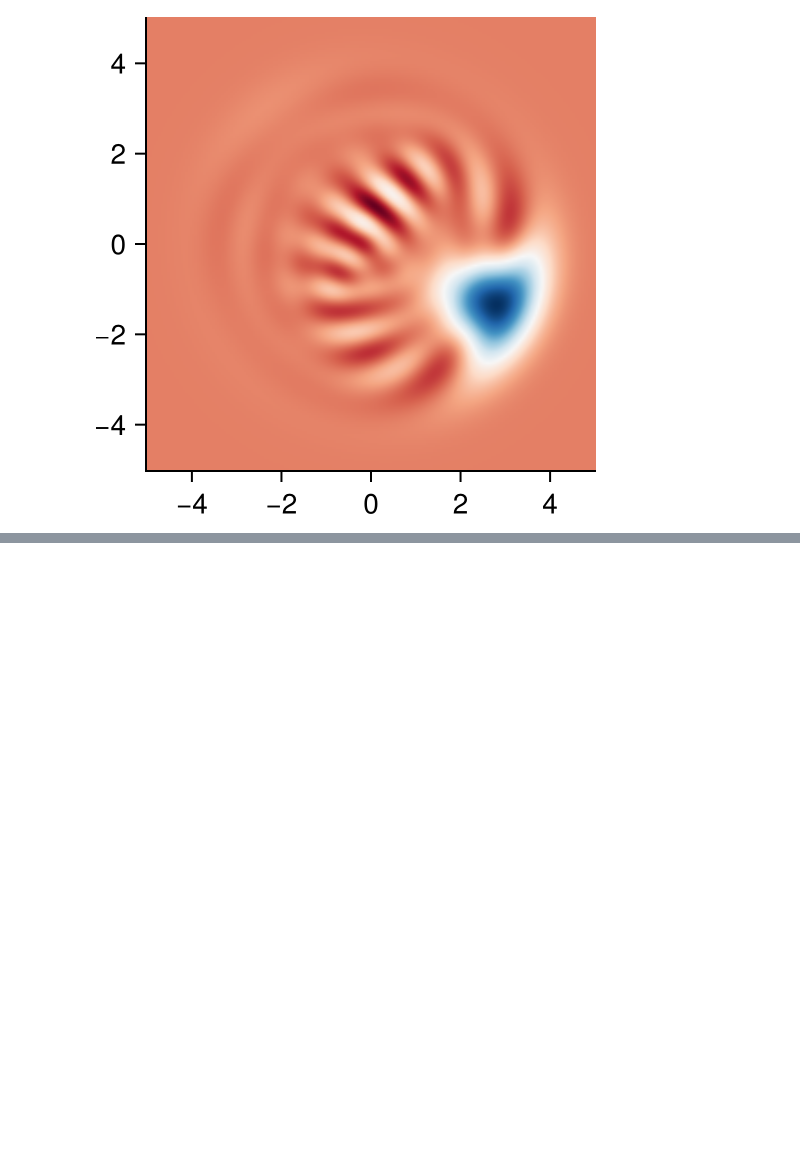
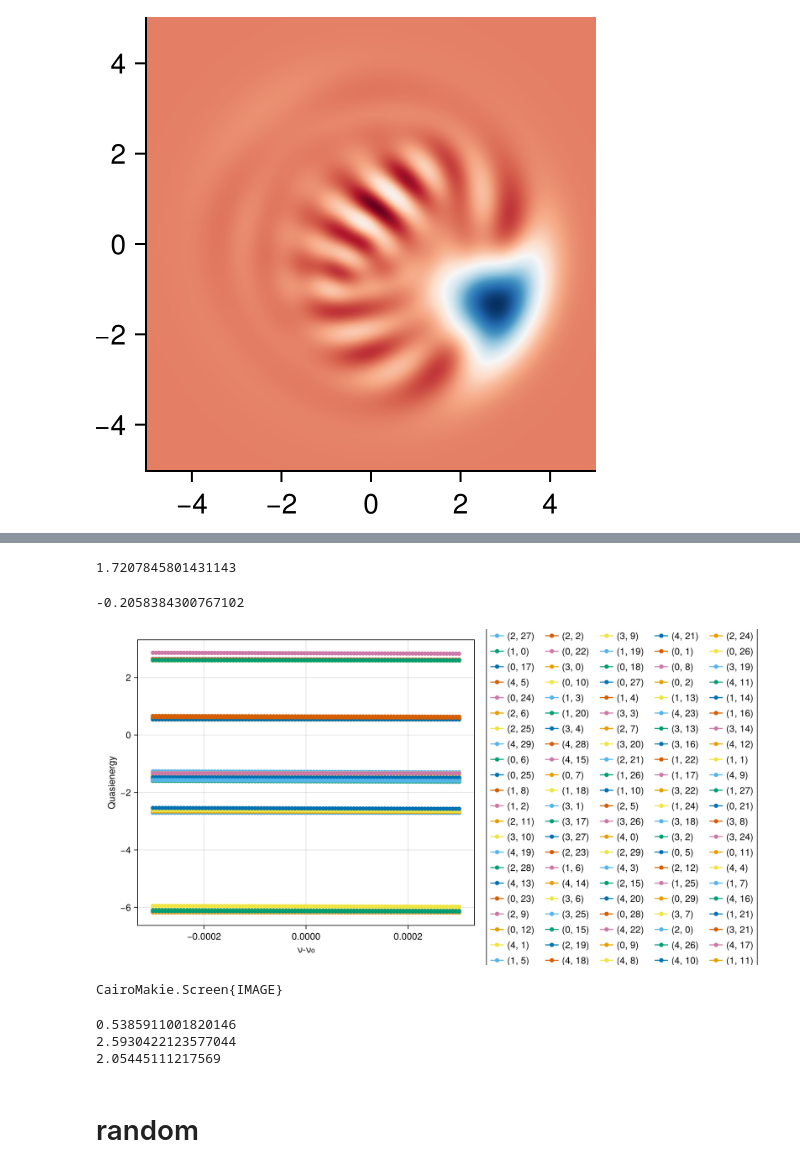
Before and after one commit to chakramlab/CavityModeDriveSimulations, a Jupyter notebook: Multi-Mode_ECD/experimenting.ipynb, the cells around one changed output, grey strips where cells are left out. Saved outputs shown, nothing was run; the diff lists cells and outputs as text; code cells hidden in the pictures; blank space fills up the shorter version.

```diff
--- a/Multi-Mode_ECD/experimenting.ipynb
+++ b/Multi-Mode_ECD/experimenting.ipynb
@@ -146,0 +152,9 @@ fig
+# %%
+Mode3Large = SC.Circuits.Transmon_Resonators.load("ModelSaves/Mode3Large/Mode3Large.json");
+# %%
+ε = 0.1
+νs = collect(LinRange(-0.3e-3, 0.3e-3, 100))
+
+params = [Dict{Any, Any}("ε"=>ε, "ν" => ν+Mode3Large.params["E_oscs"][1]) for ν in νs];
+# %%
+floq_sweep = SC.Dynamics.Floquet_t0_Sweep(Mode3Large, params, states_to_track=Mode3Large.dressed_states);
@@ -146,0 +166,35 @@ fig
+# %%
+floq_sweep[State = At(string((0,0)))][1]["Quasienergies"]
+# %% [output]
+1.7207845801431143
+# %%
+χ_e(model) = (model.dressed_energies[(1,1)]-model.dressed_energies[(0,1)])-(model.dressed_energies[(1,0)]-model.dressed_energies[(0,0)]);
+χ_e(Mode3Large)*1000
+# %% [output]
+-0.2058384300767102
+# %%
+fig = cm.Figure(size = (1000, 500))
+ax = cm.Axis(fig[1, 1], xlabel = "ν-ν₀", ylabel = "Quasienergy")
+for state in keys(Mode3Large.dressed_energies)
+    y_dat = [floq_sweep[State = At(string(state))][i]["Quasienergies"][1] for i in 1:length(νs)]/(π)
+
+    cm.scatterlines!(ax, νs, y_dat, label = string(state))
+end
+
+cm.Legend(fig[1,2], ax, position = :rt, nbanks = 5)
+
+display(fig)
+# %% [output]
+[figure, added]
+CairoMakie.Screen{IMAGE}
+# %%
+println(floq_sweep[State = At(string((0,0)))][50]["Quasienergies"]/pi)
+println(floq_sweep[State = At(string((3,0)))][50]["Quasienergies"]/pi)
+
+println(floq_sweep[State = At(string((3,0)))][50]["Quasienergies"]/pi-floq_sweep[State = At(string((0,0)))][50]["Quasienergies"]/pi)
+# %% [output]
+0.5385911001820146
+2.5930422123577044
+2.05445111217569
+# %% [markdown]
+# random
```
Also changed, not shown: parts of 11 cells of this notebook, 34 other files.
